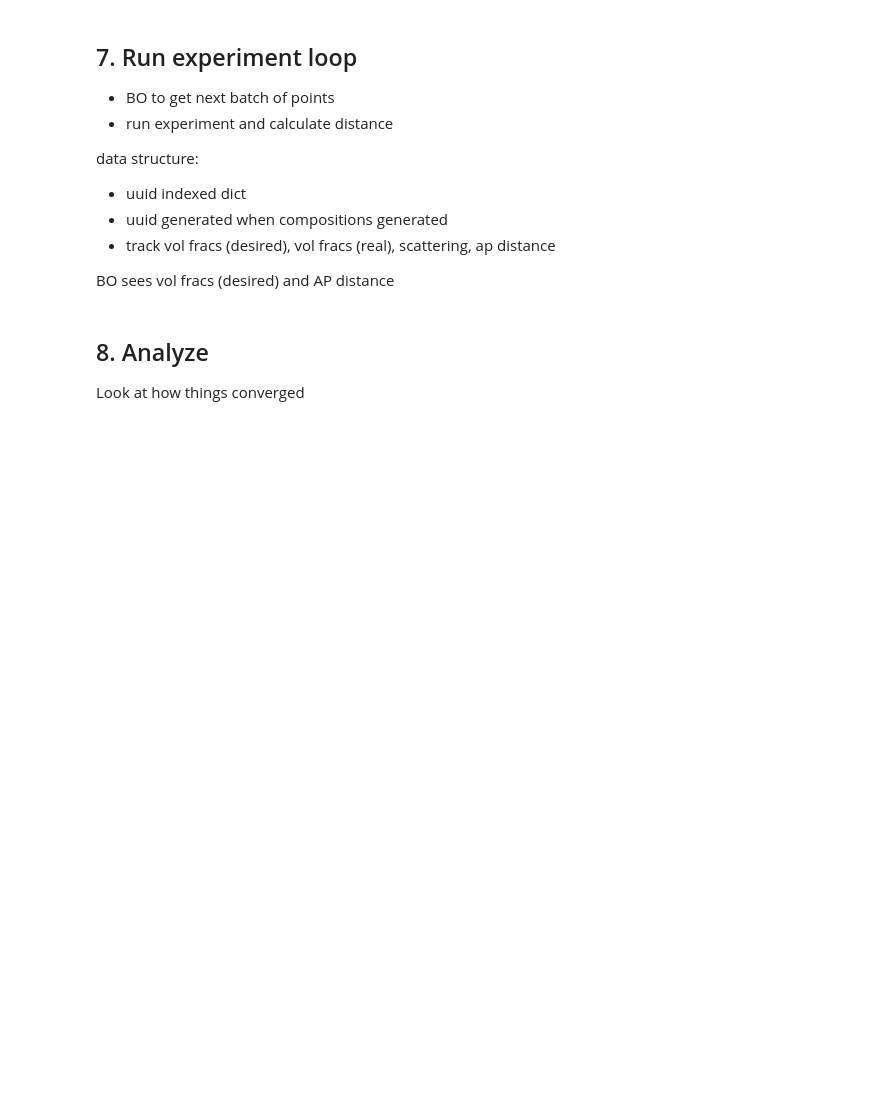
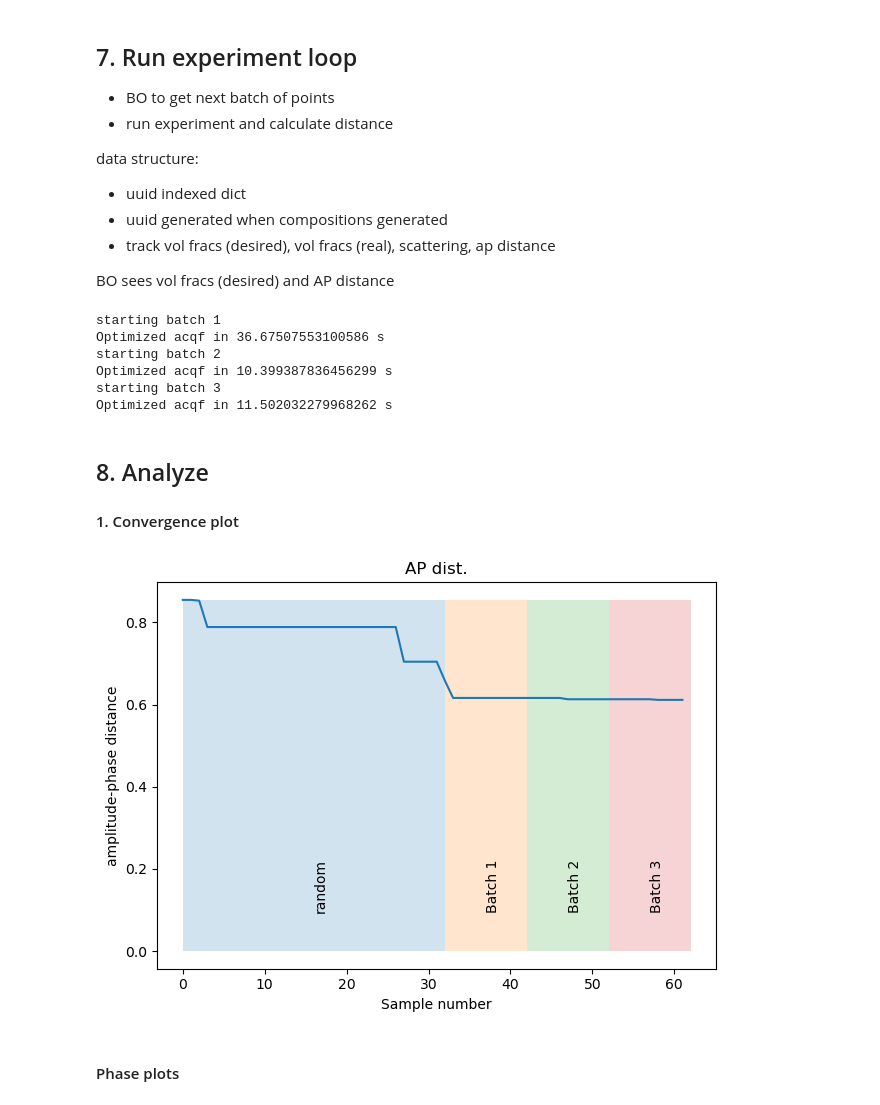
Before and after one commit to pozzo-research-group/silica-np-synthesis, a Jupyter notebook: in_silico_simulation/in_silico_sim_dev.ipynb, the cells around one changed output. Drawn from its saved outputs; the diff is of its cells as text; code cells hidden in the pictures; blank space fills up the shorter version.

Commit message:
set up and get in silico campaign simulation running

```diff
--- a/in_silico_simulation/in_silico_sim_dev.ipynb
+++ b/in_silico_simulation/in_silico_sim_dev.ipynb
@@ -342,6 +352,0 @@ ax[1].scatter(sampled_points[:,0], sampled_points[:,2])
-# %%
-with open('constants_Round2_2025_01_13.json', 'rt') as f:
-    constants = json.load(f)
-# %%
-lower_bounds = [constants['TEOS']['minimum_volume_fraction'], constants['ammonia']['minimum_volume_fraction'], constants['water']['minimum_volume_fraction']]
-upper_bounds = [constants['TEOS']['maximum_volume_fraction'], constants['ammonia']['maximum_volume_fraction'], constants['water']['maximum_volume_fraction']]
@@ -363,15 +415,77 @@ BO sees vol fracs (desired) and AP distance
 # %%
 # 1. call sobol sampling to generate samples
 
+lower_bounds = [teos_min_vf, ammonia_min_vf, water_min_vf]
+upper_bounds = [teos_max_vf, ammonia_max_vf, water_max_vf]
+
+initial_samples = sobol_sample(m_samples, seed, lower_bounds, upper_bounds)
+
 # 2. 'measure' sobol samples
 
-#2.5 data process sobol samples
+batch_experiment(initial_samples)
 
 # 3. start experiment loop:
-# 3a. Prepare and run BO
-#3b. measure BO samples
+data = initial_samples
+for i in range(n_batches):
+    print(f'starting batch {i+1}')
+    # 3a. Prepare and run BO
+    x_train, y_train = bo_preprocess(data, bounds_torch_norm)
+    candidates = bayesian_optimize(x_train, y_train, BATCH_SIZE, NUM_RESTARTS, RAW_SAMPLES, nu, ard_num_dims, bounds_torch_opt)
+    candidates = bo_postprocess(candidates)
+
+    # run experiment
+    batch_experiment(candidates)
+
+    # update running data tally
+    for uuid_val, sample in candidates.items():
+        data[uuid_val] = sample
+
+
+
+
 #3c. post process and update datae
+# %% [output]
+starting batch 1
+Optimized acqf in 36.67507553100586 s
+starting batch 2
+Optimized acqf in 10.399387836456299 s
+starting batch 3
+Optimized acqf in 11.502032279968262 s
 # %% [markdown]
 ## 8. Analyze
 
-Look at how things converged
+#### 1. Convergence plot
+# %%
+
+name_bounds = {}
+
+name_bounds['random'] = (0, 2**m_samples)
+for i in range(n_batches):
+    name_bounds[f'Batch {i+1}'] = ((i)*BATCH_SIZE + 2**m_samples, (i+1)*BATCH_SIZE + 2**m_samples)
+# %%
+best_distances_ap = []
+for uuid_val, sample in data.items():
+    dist = sample['ap_distance']
+    if len(best_distances_ap) == 0:
+        best_distances_ap.append(dist)
+    else:
+        best_distances_ap.append(min(best_distances_ap[-1], dist))
+# %%
+fig, ax = plt.subplots()
+
+for name, bounds in name_bounds.items():
+    ax.fill_between(bounds, 0, max(best_distances_ap), alpha = 0.2)
+    ax.text(np.mean(bounds), 0.1, name, rotation = 'vertical')
+ax.plot(best_distances_ap)
+
+
+ax.set_xlabel('Sample number')
+ax.set_ylabel('amplitude-phase distance')
+ax.set_title('AP dist.')
+
+plt.tight_layout()
+#plt.savefig('Campaign_convergence_plot.png', dpi = 300)
+# %% [output]
+[figure, added]
+# %% [markdown]
+####  Phase plots
```
Also changed, not shown: parts of 39 cells of this notebook.
